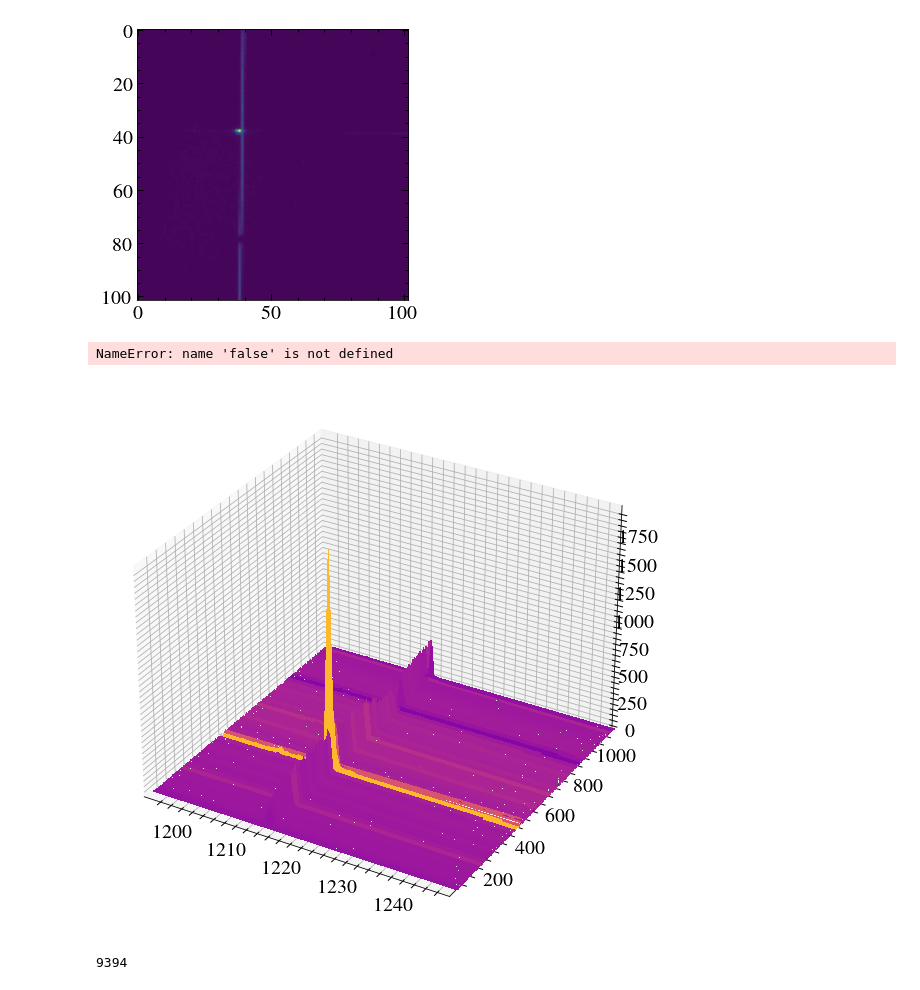
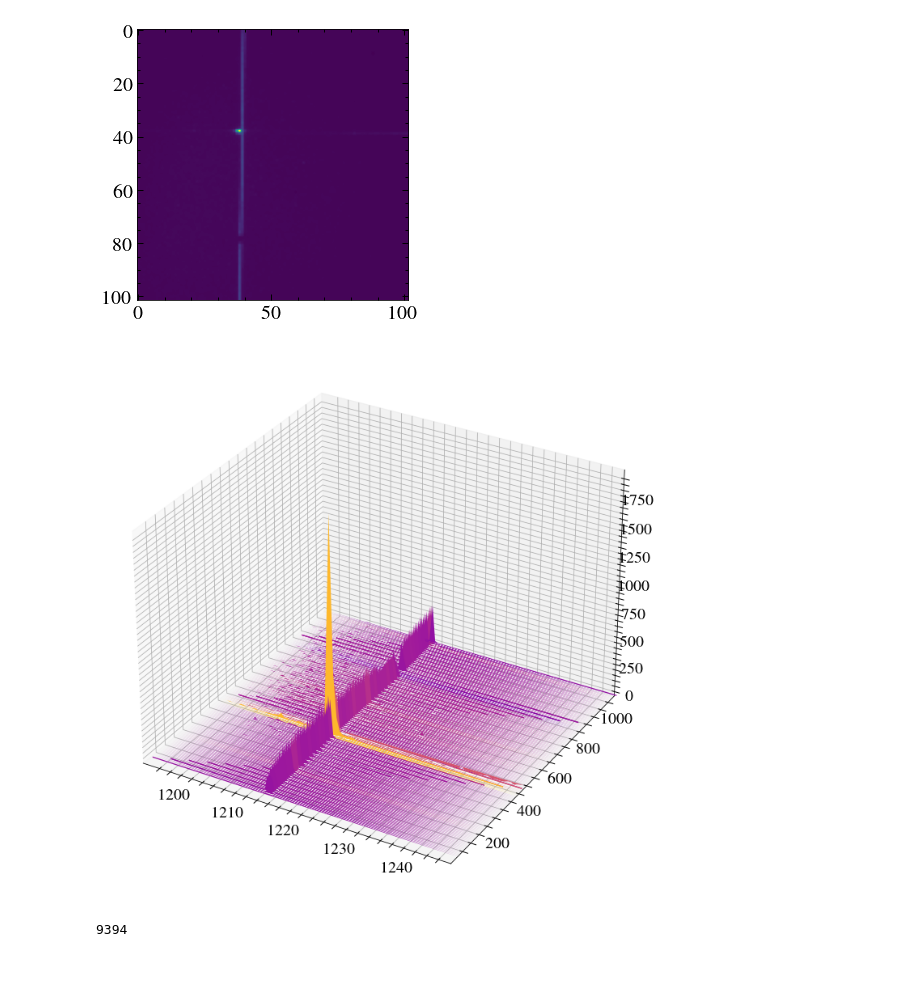
Before and after one commit to davidjwilson/pceb, a Jupyter notebook: eg_uma/eg_uma_cp.ipynb, the cells around one changed output. Cells and saved outputs as stored; diff of their text form; code cells hidden in the pictures.

```diff
--- a/eg_uma/eg_uma_cp.ipynb
+++ b/eg_uma/eg_uma_cp.ipynb
@@ -206,36 +206,35 @@ y_data = y_data.flatten()
 
 
 
 # #print('here')
 # zeroed_data = binned_data.flatten()
 # for i in range(len(zeroed_data)):
 #     if zeroed_data[i] < 0:
 #         zeroed_data[i] = 0
 
 
 # z_data = np.log10(zeroed_data)
 #print('here')
 z_data = binned_data.flatten()
 for i in range(len(z_data)):
      if z_data[i] < 10:
         z_data[i] = 10
 
 z = np.array([np.zeros(len(z_data)), z_data])
 
 surf = ax1.plot_surface(x_data, y_data, z, cmap=cm.plasma,
-                       vmin=0, vmax=20,linewidth=0, antialiased=False)
+                       vmin=0, vmax=20,linewidth=0, antialiased=True)
 
 ax1.set_ylim(1, 1023)
 ax1.set_xlim(1194, 1247)
 
 
 
 plt.tight_layout()
 
 # plt.show()
 # %% [output]
-NameError: name 'false' is not defined
-[figure, old version]
+[figure, new version]
 # %%
 # %% [output]
 9394
```
Also changed, not shown: 15 other files.
